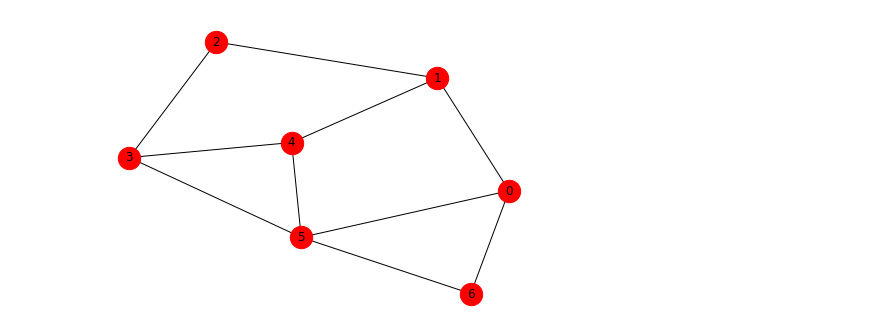
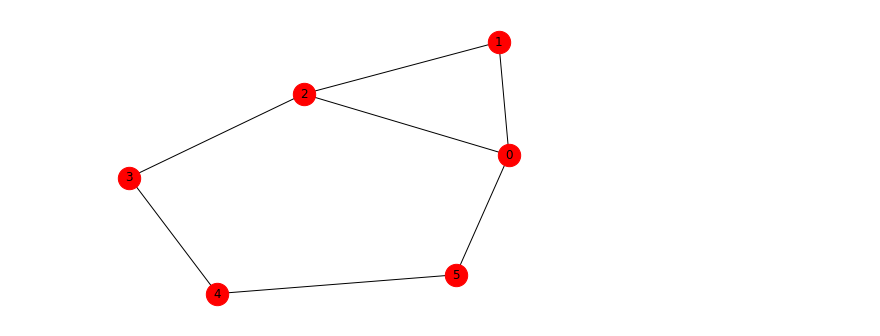
Before and after one commit to nivuckovic/matematicki-softver-esej1, a Jupyter notebook: BFS.ipynb, the cells around one changed output. Saved outputs shown, nothing was run; the diff lists cells and outputs as text; code cells hidden in the pictures.

```diff
--- a/BFS.ipynb
+++ b/BFS.ipynb
@@ -212,16 +224,17 @@ def DFS(G, pocetni_cvor, ciljni_cvor):
             red = pd.Series([str(sorted(G[trenutni_cvor])), str(trenutni_cvor), str(s), str(put_obilaska_stabla)], index=df.columns)
             df = df.append(red, ignore_index=True)
 # %%
-broj_cvorova = 7
-pocetni_cvor = 2
-ciljni_cvor = 5
+broj_cvorova = 6
+pocetni_cvor = 1
+ciljni_cvor = 4
 # %%
 # s ovim generiram random povezan graf
-G = nx.generators.random_graphs.newman_watts_strogatz_graph(broj_cvorova, 3, 0.6, np.random.randint(1000))
+G = nx.generators.random_graphs.newman_watts_strogatz_graph(broj_cvorova, 2, 0.4, np.random.randint(10000))
 
-nx.draw_kamada_kawai(G, node_size=500, with_labels=True, node_color='red')
+pos_G = nx.kamada_kawai_layout(G)
+nx.draw(G, pos_G, node_size=500, with_labels=True, node_color='red')
 # %% [output]
-[figure, old version]
+[figure, new version]
 # %%
 def ispisi_output():
 
```
Also changed, not shown: parts of 8 cells of this notebook.
